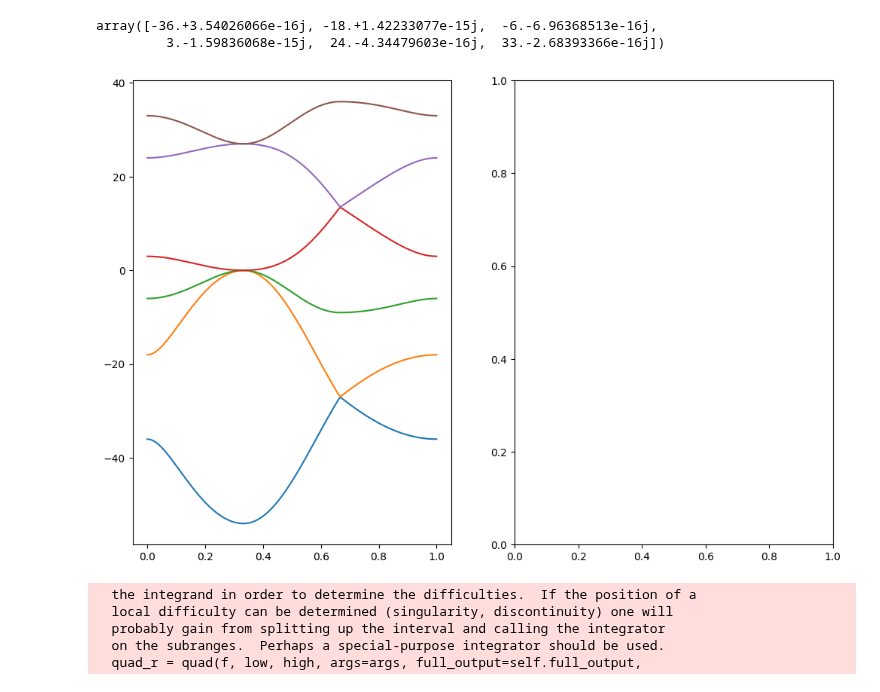
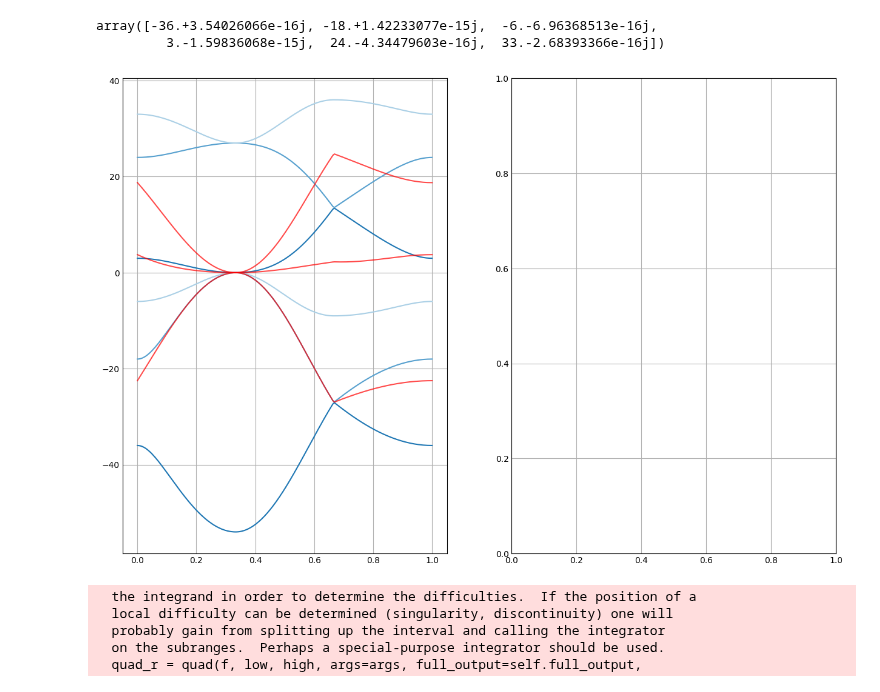
Before and after one commit to ChriGomm/master, a Jupyter notebook: numerics/dip_dip.ipynb, the cells around one changed output. Saved outputs shown, nothing was run; the diff lists cells and outputs as text; code cells hidden in the pictures.

```diff
--- a/numerics/dip_dip.ipynb
+++ b/numerics/dip_dip.ipynb
@@ -19,6 +20,22 @@ def mat(i: int,j: int,k: np.ndarray) -> float:
                 fnu += 6*d
         fnu -= ai[i] * ai[j]* 15
         fnu *= np.exp(1j* np.dot(ai,k))
+        # fnu *= np.cos(np.dot(ai,k))
+        fij += fnu
+    return fij
+
+def mat33(i: int,j: int,k: np.ndarray) -> float:
+
+    fij = 0
+    for ai in a:
+        fnu =0
+        if i==j:
+            fnu += 3
+            if i == 2:
+                fnu += 6*d
+        fnu -= ai[i] * ai[j]* 15
+        # fnu *= np.exp(1j* np.dot(ai,k))
+        fnu *= np.cos(np.dot(ai,k))
         fij += fnu
     return fij
 
@@ -52,6 +69,16 @@ def D_mat(k: np.ndarray) -> np.ndarray:
                 dmat[i, j] = np.conjugate(mat(i-3,j,k))
     return dmat
 
+def D_mat33(k: np.ndarray) -> np.ndarray:
+    """Calculate the D matrix for the given k vector."""
+    dmat= np.zeros((3,3), dtype=complex)
+    for i in range(3):
+        for j in range(3):
+               dmat[i, j] = -mat33(i, j, np.zeros(3))
+               dmat[i,j] += mat33(i,j,k)
+
+    return dmat
+
 def D_mat_gradient(k: np.ndarray) -> np.ndarray:
     """Calculate the D matrix for the given k vector."""
     dmatx= np.zeros((6,6), dtype=complex)
@@ -98,16 +125,17 @@ def sort_eigenvalues(eigenvalues: np.ndarray,eigenvectors: np.ndarray) -> np.nda
     sorted_comb = sorted(comb, key=lambda x: x[0])
     return np.array(sorted_comb)
 
-eigs2 = np.zeros((len(t), 6,7), dtype=complex)
+eigs2 = np.zeros((len(t), 3,4), dtype=complex)
 for i in range(len(t)):
     k = k_course(t[i])
     dmat = D_mat(k)
     eigvals, eigvecs = np.linalg.eig(dmat)
     eigs[i, :] = sort_eigenvalues(eigvals, eigvecs)
     k_course2 = k2+np.array([1,0,0])*(-1/2+t[i])
-    dmat2 = D_mat(k_course2)
+    dmat2 = D_mat33(k)
     eigvals2, eigvecs2 = np.linalg.eig(dmat2)
-    eigs2[i, :] = sort_eigenvalues(eigvals2, eigvecs2)
+    # eigs2[i, :] = sort_eigenvalues(eigvals2, eigvecs2)
+    eigs2[i,:,0] = sorted(eigvals2)
     # Plot the k vector
     # ax.scatter(k[0], k[1], color='blue', s=10)
 #     for eig in eigvals:
@@ -121,12 +149,13 @@ array([-36.+3.54026066e-16j, -18.+1.42233077e-15j,  -6.-6.96368513e-16j,
 # %%
 fig, ax = plt.subplots(1,2,figsize=(12, 8))
 for i in range(6):
     ax[0].plot(t, eigs[:, i,0], label=f'Eigenvalue {i+1}')#,color='blue', alpha=0.7)
-    # ax[1].plot(t, np.imag(eigs2[:, 4,i+1]), label=f'Eigenvalue {i+1}')#,color='blue', alpha=0.7)
+for i in range(3):
+    ax[0].plot(t, eigs2[:,i,0], label=f'Eigenvalue {i+1}',color='red', alpha=0.7)
     # ax[0].plot(t, np.imag(eigs2[:, 3,i+1]), label=f'Eigenvalue {i+1}')#,color='blue', alpha=0.7)
 plt.show()
 # %% [output]
-[figure, old version]
+[figure, new version]
 # %%
 def Berry_curvature(k,band_index) -> np.ndarray:
     """Calculate the Berry curvature."""
```
Also changed, not shown: parts of 11 cells of this notebook.
